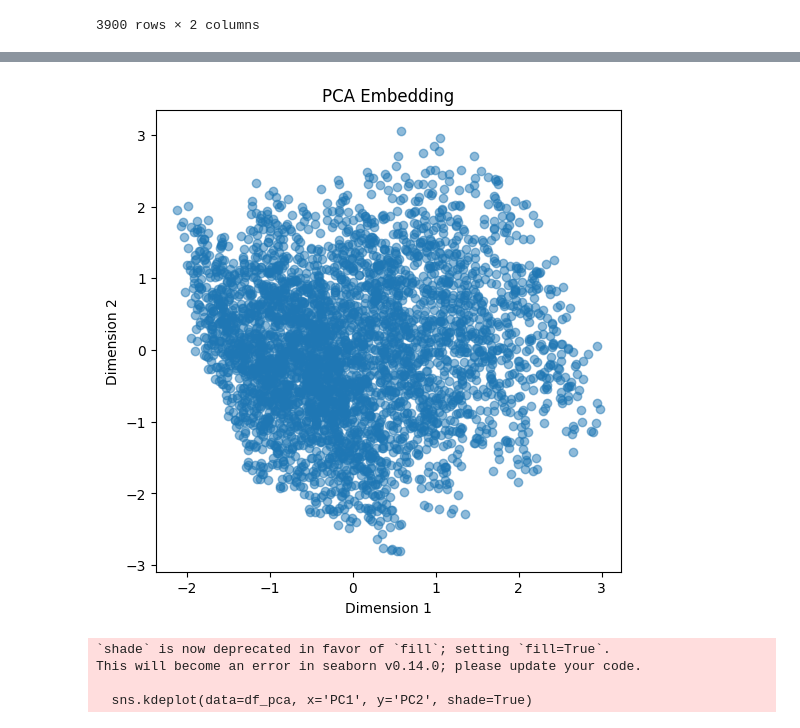
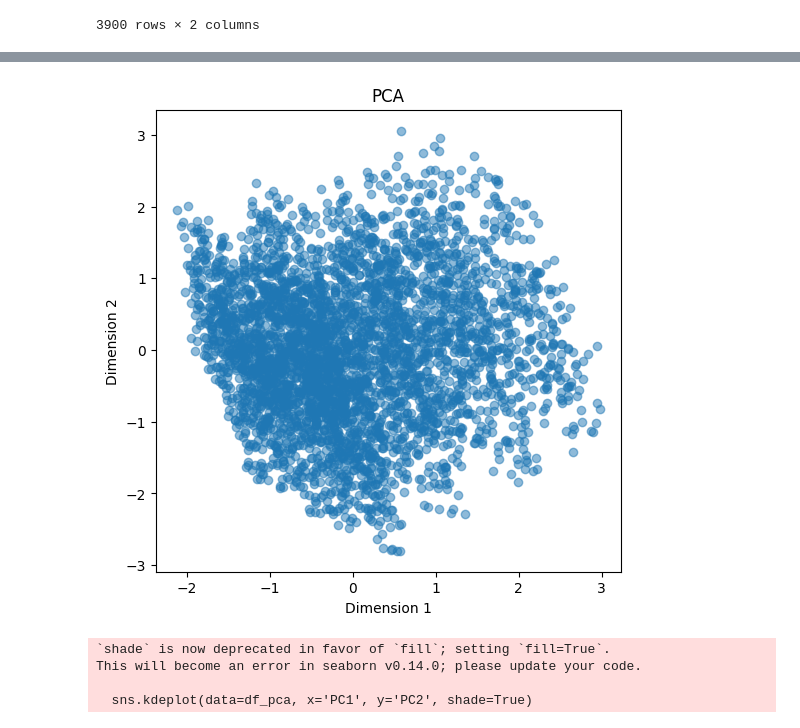
Before and after one commit to Samarth-Pawan/Data-Mining_Customer-Shopping-Trends, a Jupyter notebook: Data_Mining/data_preproc.ipynb, the cells around one changed output, grey strips where cells are left out. Saved outputs shown, nothing was run; the diff lists cells and outputs as text; code cells hidden in the pictures.

```diff
--- a/Data_Mining/data_preproc.ipynb
+++ b/Data_Mining/data_preproc.ipynb
@@ -740,16 +750,16 @@ This will become an error in seaborn v0.14.0; please update your code.
 # %%
 
 
 fig, ax = plt.subplots(figsize=(6,6))
 
 ax.scatter(df_pca['PC1'], df_pca['PC2'], alpha=0.5)
-ax.set_title('PCA Embedding')
+ax.set_title('PCA')
 ax.set_xlabel('Dimension 1')
 ax.set_ylabel('Dimension 2')
 
 plt.show()
 # %% [output]
-[figure, old version]
+[figure, new version]
 # %%
 sns.kdeplot(data=df_pca, x='PC1', y='PC2', shade=True)
 plt.show()
```
Also changed, not shown: parts of 11 cells of this notebook, 1 other file.
